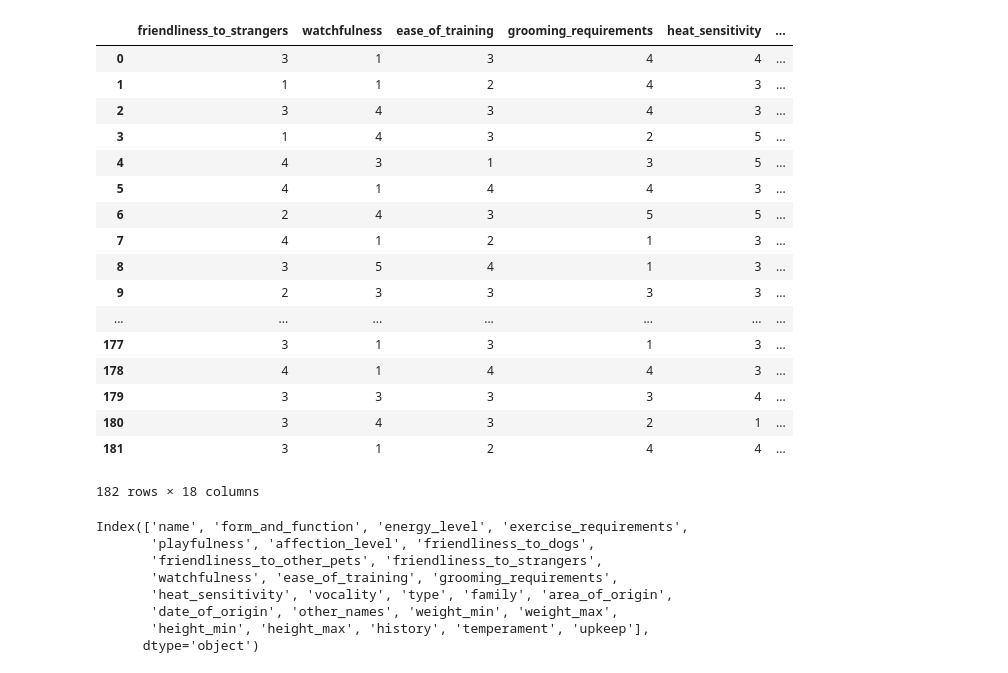
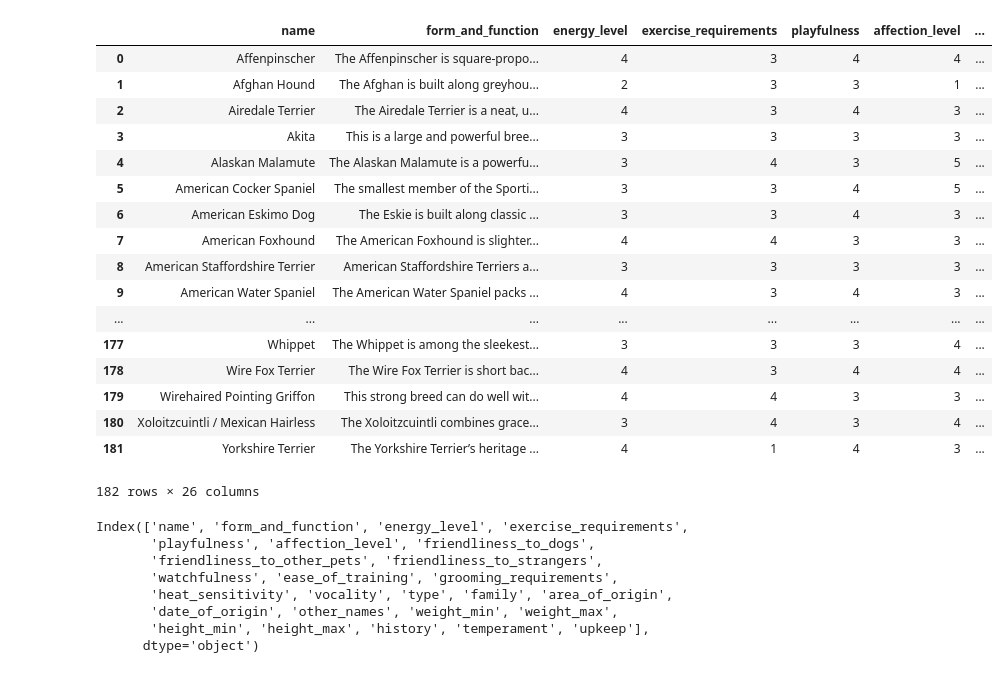
Before and after one commit to dmegbert/findapet, a Jupyter notebook: Untitled.ipynb, the cells around one changed output. Drawn from its saved outputs; the diff is of its cells as text; code cells hidden in the pictures.

```diff
--- a/Untitled.ipynb
+++ b/Untitled.ipynb
@@ -3,26 +3,26 @@ import pandas as pd
 # %%
 df_dogs = pd.read_csv('dogs.csv')
 # %%
-df_dogs.iloc[:, 8:]
+df_dogs
 # %% [output]
-|  | friendliness_to_strangers | watchfulness | ease_of_training | grooming_requirements | heat_sensitivity | ... |
-| 0 | 3 | 1 | 3 | 4 | 4 | ... |
-| 1 | 1 | 1 | 2 | 4 | 3 | ... |
-| 2 | 3 | 4 | 3 | 4 | 3 | ... |
-| 3 | 1 | 4 | 3 | 2 | 5 | ... |
-| 4 | 4 | 3 | 1 | 3 | 5 | ... |
-| 5 | 4 | 1 | 4 | 4 | 3 | ... |
-| 6 | 2 | 4 | 3 | 5 | 5 | ... |
-| 7 | 4 | 1 | 2 | 1 | 3 | ... |
-| 8 | 3 | 5 | 4 | 1 | 3 | ... |
-| 9 | 2 | 3 | 3 | 3 | 3 | ... |
-| ... | ... | ... | ... | ... | ... | ... |
-| 177 | 3 | 1 | 3 | 1 | 3 | ... |
-| 178 | 4 | 1 | 4 | 4 | 3 | ... |
-| 179 | 3 | 3 | 3 | 3 | 4 | ... |
-| 180 | 3 | 4 | 3 | 2 | 1 | ... |
-| 181 | 3 | 1 | 2 | 4 | 4 | ... |
+|  | name | form_and_function | energy_level | exercise_requirements | playfulness | affection_level | ... |
+| 0 | Affenpinscher | The Affenpinscher is square-propo... | 4 | 3 | 4 | 4 | ... |
+| 1 | Afghan Hound | The Afghan is built along greyhou... | 2 | 3 | 3 | 1 | ... |
+| 2 | Airedale Terrier | The Airedale Terrier is a neat, u... | 4 | 3 | 4 | 3 | ... |
+| 3 | Akita | This is a large and powerful bree... | 3 | 3 | 3 | 3 | ... |
+| 4 | Alaskan Malamute | The Alaskan Malamute is a powerfu... | 3 | 4 | 3 | 5 | ... |
+| 5 | American Cocker Spaniel | The smallest member of the Sporti... | 3 | 3 | 4 | 5 | ... |
+| 6 | American Eskimo Dog | The Eskie is built along classic ... | 3 | 3 | 4 | 3 | ... |
+| 7 | American Foxhound | The American Foxhound is slighter... | 4 | 4 | 3 | 3 | ... |
+| 8 | American Staffordshire Terrier | American Staffordshire Terriers a... | 3 | 3 | 3 | 3 | ... |
+| 9 | American Water Spaniel | The American Water Spaniel packs ... | 4 | 3 | 4 | 3 | ... |
+| ... | ... | ... | ... | ... | ... | ... | ... |
+| 177 | Whippet | The Whippet is among the sleekest... | 3 | 3 | 3 | 4 | ... |
+| 178 | Wire Fox Terrier | The Wire Fox Terrier is short bac... | 4 | 3 | 4 | 4 | ... |
+| 179 | Wirehaired Pointing Griffon | This strong breed can do well wit... | 4 | 4 | 3 | 3 | ... |
+| 180 | Xoloitzcuintli / Mexican Hairless | The Xoloitzcuintli combines grace... | 3 | 4 | 3 | 4 | ... |
+| 181 | Yorkshire Terrier | The Yorkshire Terrier’s heritage ... | 4 | 1 | 4 | 3 | ... |
-182 rows × 18 columns
+182 rows × 26 columns
 # %%
 df_dogs.columns
 # %% [output]
```
Also changed, not shown: parts of 13 cells of this notebook, 2 other files.
